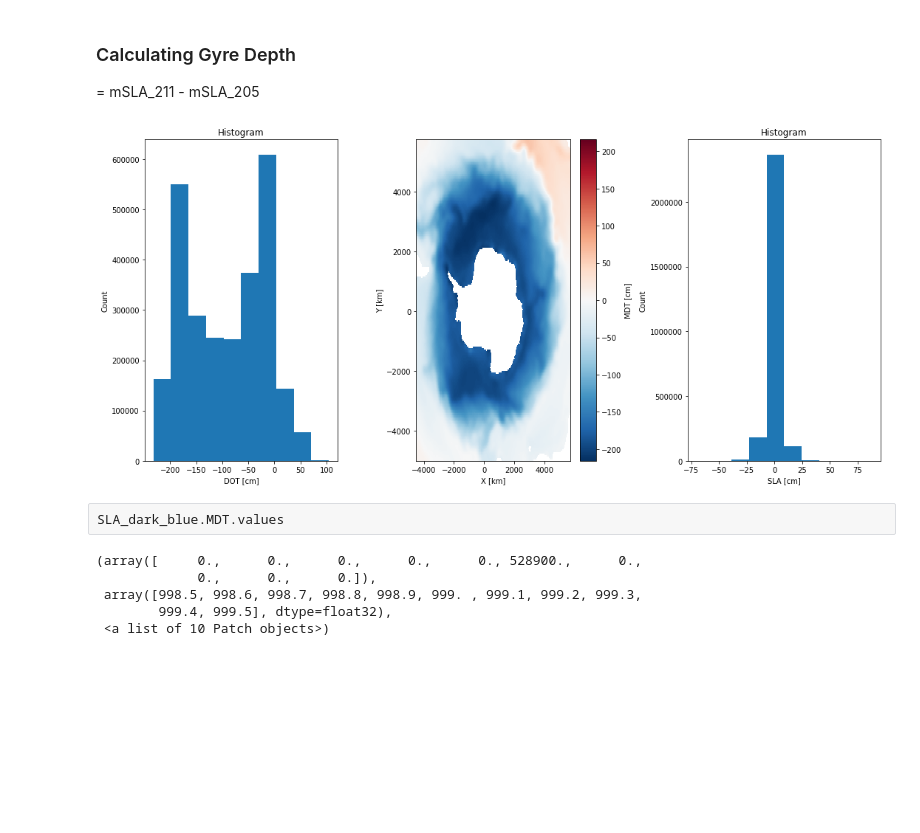
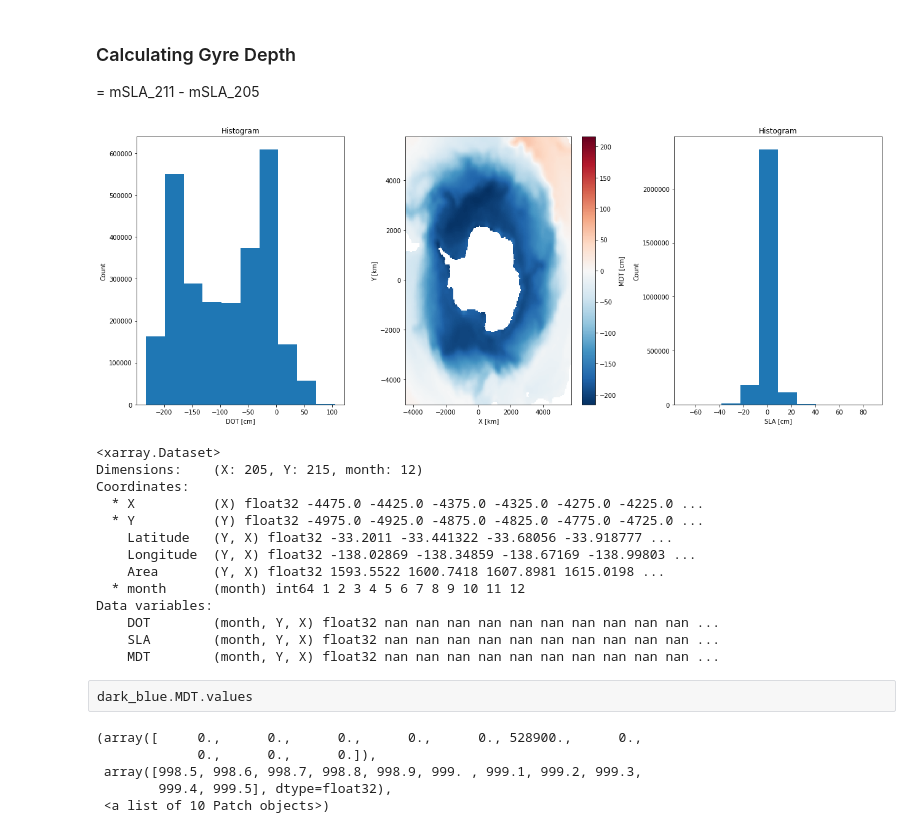
Before and after one commit to shanicetbailey/rces-finalproject, a Jupyter notebook: class_project2018_cleaned.ipynb, the cells around one changed output. Cells and saved outputs as stored; diff of their text form; code cells hidden in the pictures; blank space fills up the shorter version.

```diff
--- a/class_project2018_cleaned.ipynb
+++ b/class_project2018_cleaned.ipynb
@@ -341,12 +331,13 @@ ds.SLA.mean(dim='date').plot(figsize=(12,6))
 ### Calculating Gyre Depth
 = mSLA_211 - mSLA_205
 # %%
-fig, ax = plt.subplots(ncols=3, figsize=(15,7))
+#trying to see if DOT = MDT + SLA
+fig, ax = plt.subplots(ncols=3, figsize=(18,7))
 ds.DOT.plot(ax=ax[0])
 ds.MDT.plot(ax=ax[1])
 ds.SLA.plot(ax=ax[2])
 plt.tight_layout()
 # %% [output]
-[figure, old version]
+[figure, new version]
 # %%
 #Monthly mean SLA within -211cm, and at -205cm, mean DOT (MDT)
@@ -355,3 +346,19 @@ SLA_dark_blue = (ds.where(ds.MDT==-205, 999)).groupby('date.month').mean(dim='da
+# %%
+light_blue
+# %% [output]
+<xarray.Dataset>
+Dimensions:    (X: 205, Y: 215, month: 12)
+Coordinates:
+  * X          (X) float32 -4475.0 -4425.0 -4375.0 -4325.0 -4275.0 -4225.0 ...
+  * Y          (Y) float32 -4975.0 -4925.0 -4875.0 -4825.0 -4775.0 -4725.0 ...
+    Latitude   (Y, X) float32 -33.2011 -33.441322 -33.68056 -33.918777 ...
+    Longitude  (Y, X) float32 -138.02869 -138.34859 -138.67169 -138.99803 ...
+    Area       (Y, X) float32 1593.5522 1600.7418 1607.8981 1615.0198 ...
+  * month      (month) int64 1 2 3 4 5 6 7 8 9 10 11 12
+Data variables:
+    DOT        (month, Y, X) float32 nan nan nan nan nan nan nan nan nan nan ...
+    SLA        (month, Y, X) float32 nan nan nan nan nan nan nan nan nan nan ...
+    MDT        (month, Y, X) float32 nan nan nan nan nan nan nan nan nan nan ...
 # %% [raw]
-SLA_dark_blue.MDT.values
+dark_blue.MDT.values
 # %%
```
Also changed, not shown: parts of 30 cells of this notebook.
